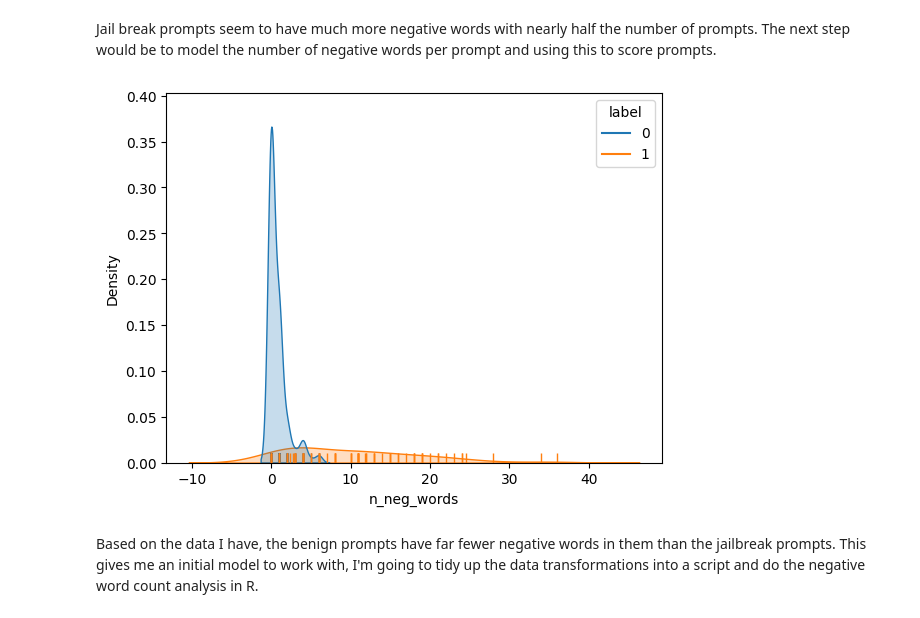
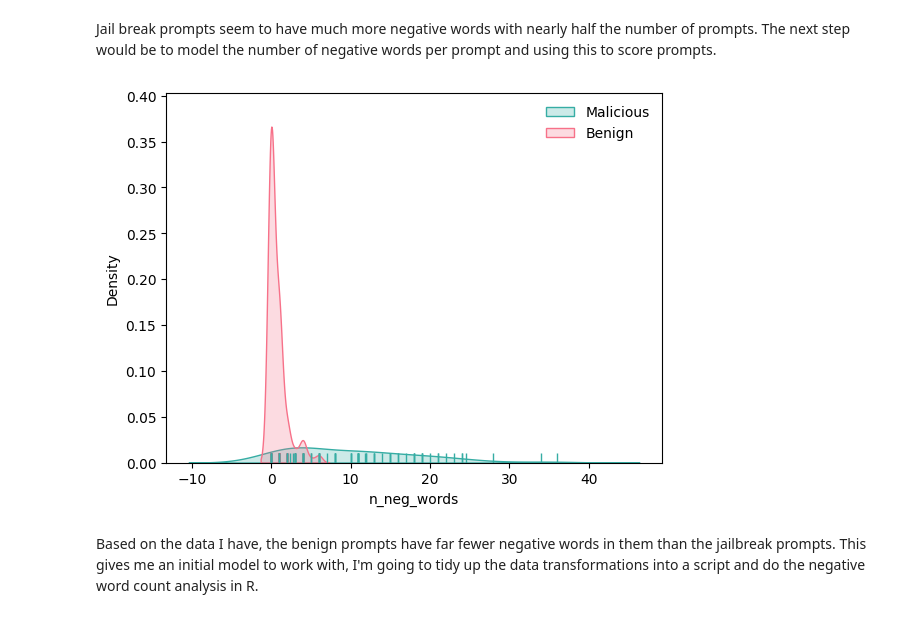
Before and after one commit to dan-stats-1/prompt_analysis, a Jupyter notebook: exploration.ipynb, the cells around one changed output. Saved outputs shown, nothing was run; the diff lists cells and outputs as text; code cells hidden in the pictures.

```diff
--- a/exploration.ipynb
+++ b/exploration.ipynb
@@ -178,10 +185,13 @@ chatgpt_df_n_negs = pl.concat([chatgpt, chatgpt_neg_nums], how="horizontal")
 # %%
 all_n_negs = pl.concat([chatgpt_df_n_negs, jailbreak_df_n_negs])
 # %%
-ax = sns.kdeplot(data=all_n_negs.select(["n_neg_words", "label"]), x="n_neg_words", hue="label", fill=True)
-sns.rugplot(data=all_n_negs.select(["n_neg_words", "label"]), x="n_neg_words", hue="label", ax=ax)
+ax = sns.kdeplot(data=all_n_negs.select(["n_neg_words", "label"]), x="n_neg_words", hue="label", fill=True, palette="husl")
+sns.rugplot(data=all_n_negs.select(["n_neg_words", "label"]), x="n_neg_words", hue="label", ax=ax, palette="husl")
+ax.legend(fancybox=True, framealpha=0, labels=['Malicious', 'Benign'])
+f = plt.gcf()
+f.savefig("negative_words.png", transparent=True)
 plt.show()
 # %% [output]
-[figure, old version]
+[figure, new version]
 # %% [markdown]
 Based on the data I have, the benign prompts have far fewer negative words in them than the jailbreak prompts. This gives me an initial model to work with, I'm going to tidy up the data transformations into a script and do the negative word count analysis in R.
```
Also changed, not shown: parts of 5 cells of this notebook, 4 other files.
